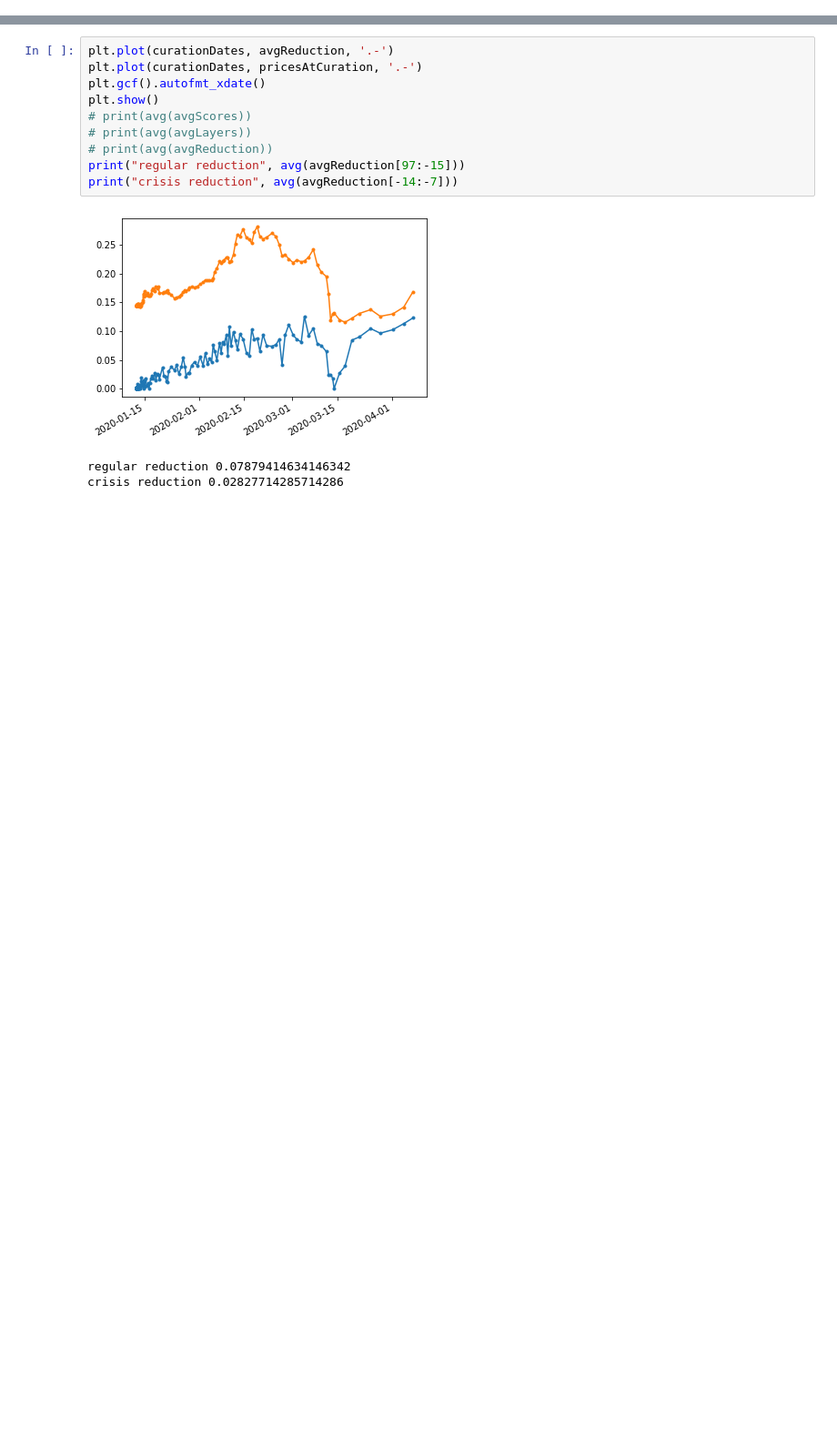
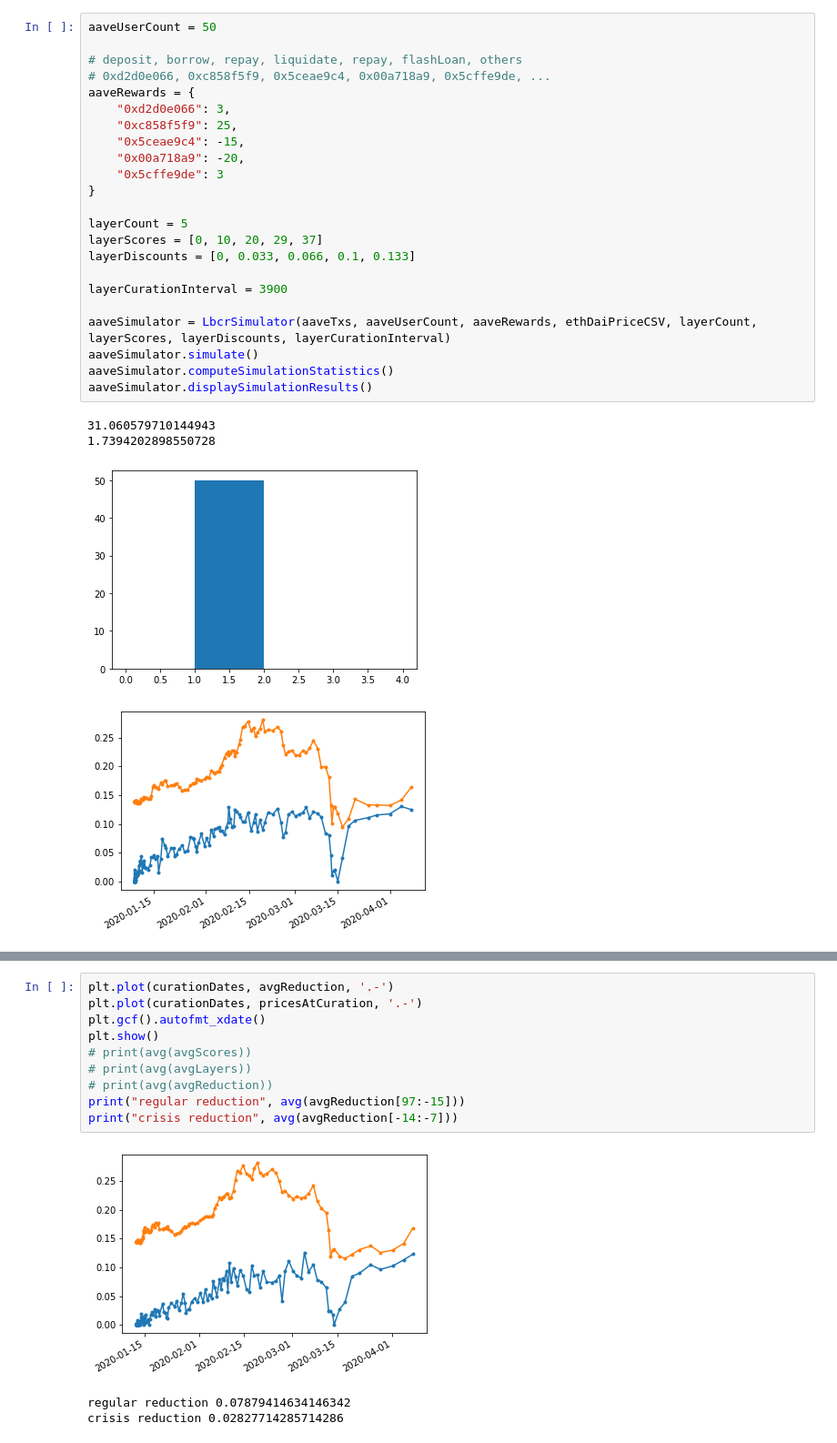
Before and after one commit to daniel-savu/Byzantic, a Jupyter notebook: simulation/black_thursday_simulation.ipynb, the cells around one changed output, grey strips where cells are left out. Shown: that part at 91% size. Saved outputs shown, nothing was run; the diff lists cells and outputs as text; blank space fills up the shorter version.

```diff
--- a/simulation/black_thursday_simulation.ipynb
+++ b/simulation/black_thursday_simulation.ipynb
@@ -253,0 +207,28 @@ print(len(avgReduction))
+# %%
+aaveUserCount = 50
+
+# deposit, borrow, repay, liquidate, repay, flashLoan, others
+# 0xd2d0e066, 0xc858f5f9, 0x5ceae9c4, 0x00a718a9, 0x5cffe9de, ...
+aaveRewards = {
+    "0xd2d0e066": 3,
+    "0xc858f5f9": 25,
+    "0x5ceae9c4": -15,
+    "0x00a718a9": -20,
+    "0x5cffe9de": 3
+}
+
+layerCount = 5
+layerScores = [0, 10, 20, 29, 37]
+layerDiscounts = [0, 0.033, 0.066, 0.1, 0.133]
+
+layerCurationInterval = 3900
+
+aaveSimulator = LbcrSimulator(aaveTxs, aaveUserCount, aaveRewards, ethDaiPriceCSV, layerCount, layerScores, layerDiscounts, layerCurationInterval)
+aaveSimulator.simulate()
+aaveSimulator.computeSimulationStatistics()
+aaveSimulator.displaySimulationResults()
+# %% [output]
+31.060579710144943
+1.7394202898550728
+[figure, added]
+[figure, added]
```
Also changed, not shown: parts of 8 cells of this notebook, 3 other files.
